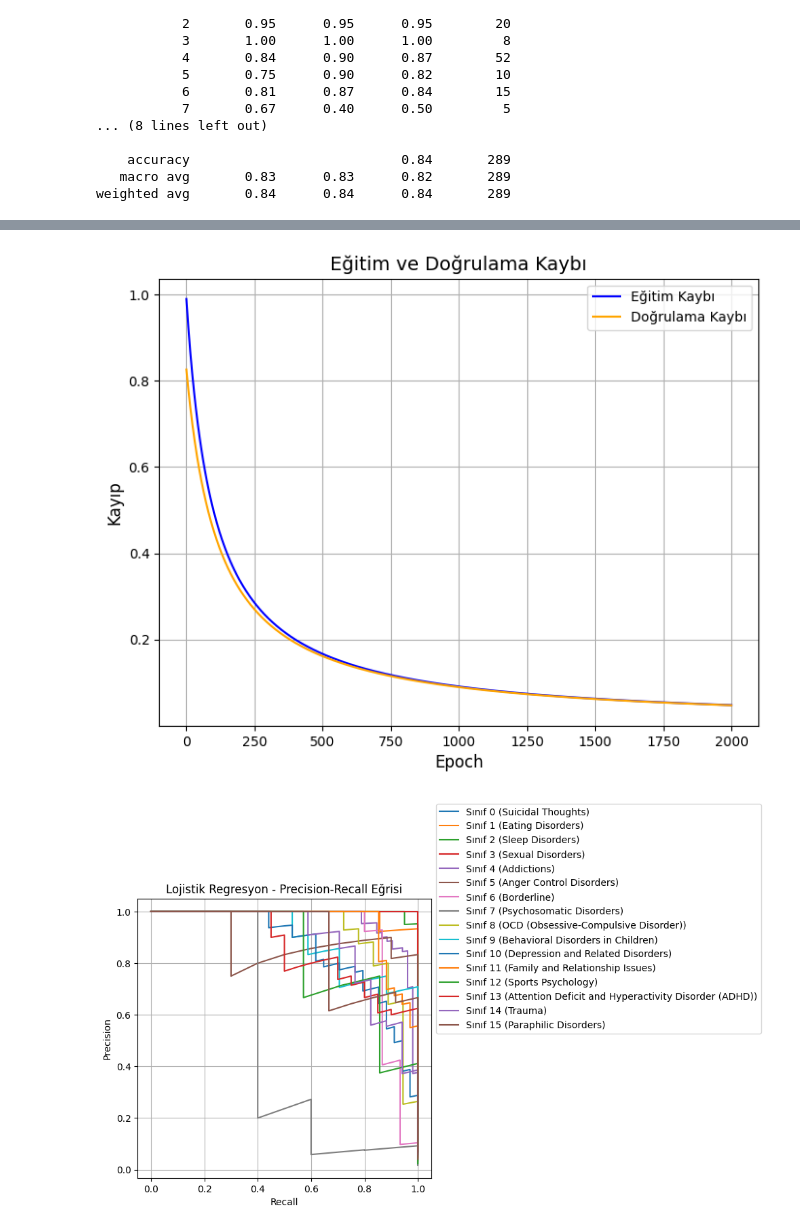
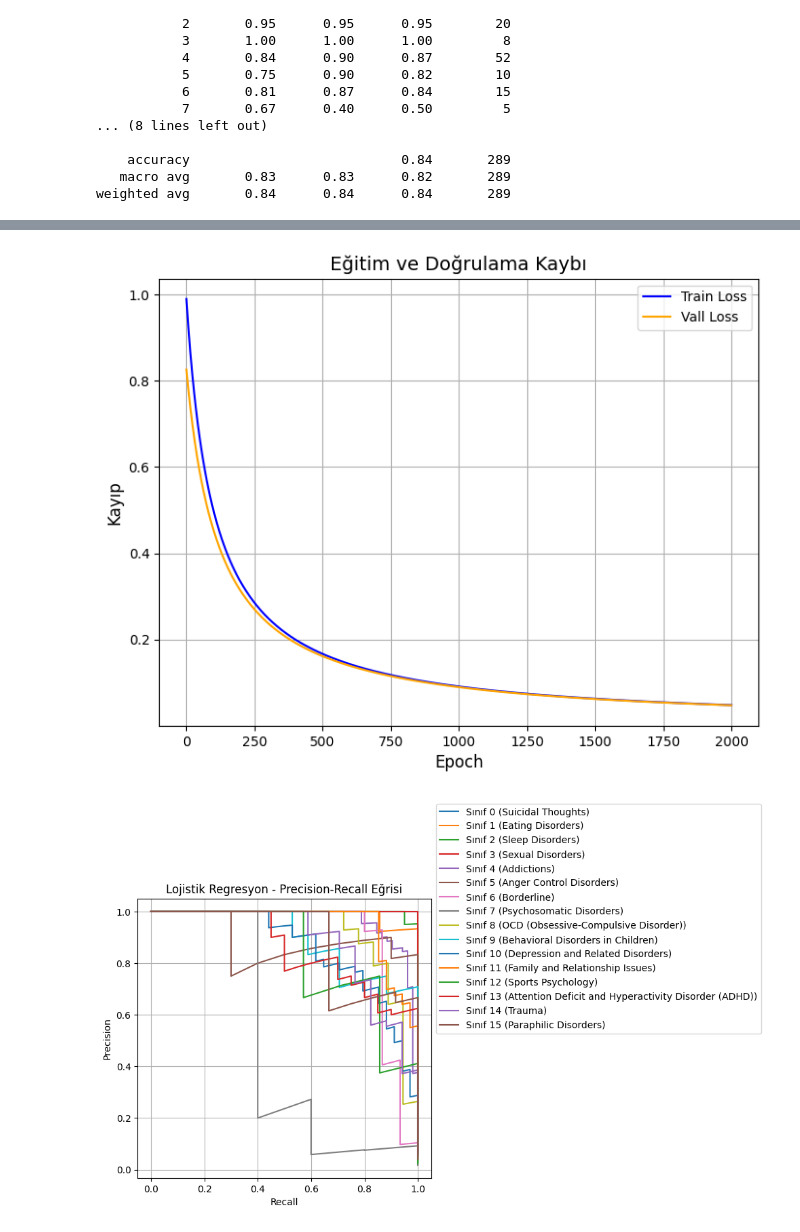
Before and after one commit to mehmetmericyaman/NLP-project, a Jupyter notebook: NLP_PROJE.ipynb, the cells around one changed output, grey strips where cells are left out. Saved outputs shown, nothing was run; the diff lists cells and outputs as text; code cells hidden in the pictures.

```diff
--- a/NLP_PROJE.ipynb
+++ b/NLP_PROJE.ipynb
@@ -194,24 +187,23 @@ Doğruluk Skoru: 0.8200692041522492
 # %%
 import matplotlib.pyplot as plt
 
 # Örnek veri: Eğitim ve doğrulama kayıpları
-# Bu değerleri kendi modelinizin `history` nesnesinden almanız gerekiyor.
 epochs = range(1, 2001)  # 1'den 2000'e kadar epoch'lar
 train_loss = [1 / (0.01 * x + 1) for x in epochs]  # Örnek eğitim kaybı verisi
 val_loss = [1 / (0.01 * x + 1.2) for x in epochs]  # Örnek doğrulama kaybı verisi
 
 # Grafik oluşturma
 plt.figure(figsize=(8, 6))
-plt.plot(epochs, train_loss, label='Eğitim Kaybı', color='blue')
-plt.plot(epochs, val_loss, label='Doğrulama Kaybı', color='orange')
+plt.plot(epochs, train_loss, label='Train Loss', color='blue')
+plt.plot(epochs, val_loss, label='Vall Loss', color='orange')
 plt.title('Eğitim ve Doğrulama Kaybı', fontsize=14)
 plt.xlabel('Epoch', fontsize=12)
 plt.ylabel('Kayıp', fontsize=12)
 plt.legend(loc='upper right', fontsize=10)
 plt.grid(True)
 plt.show()
 # %% [output]
-[figure, old version]
+[figure, new version]
 # %%
 # sınıflarımız
 label_dict = {
```
Also changed, not shown: parts of 10 cells of this notebook.
